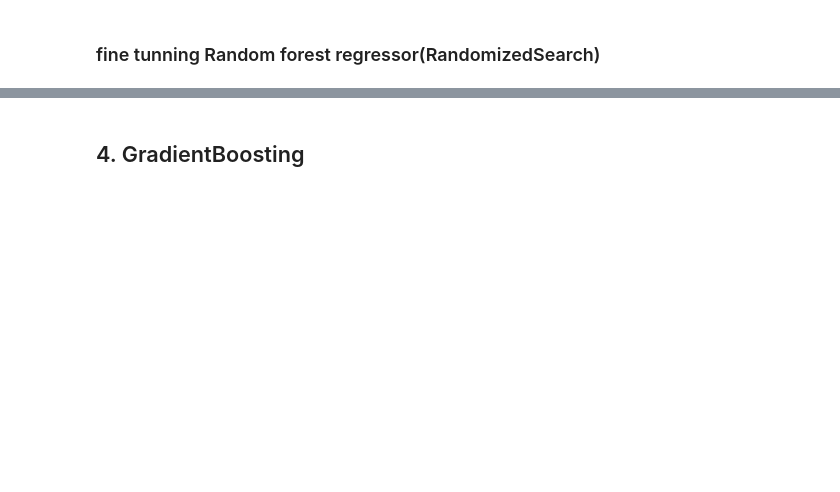
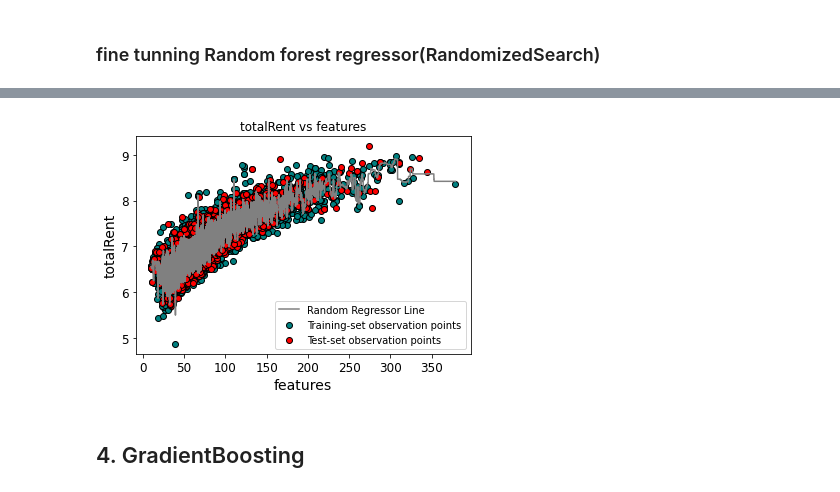
Before and after one commit to ferasalnaem/ApartmentRentalOffersInBerlin, a Jupyter notebook: train.ipynb, the cells around one changed output, grey strips where cells are left out. Drawn from its saved outputs; the diff is of its cells as text; code cells hidden in the pictures; blank space fills up the shorter version.

```diff
--- a/train.ipynb
+++ b/train.ipynb
@@ -352,16 +487,18 @@ X_grid = X_grid.reshape(len(X_grid), 1)
 # %%
 
 # Plot points and fit line for training data
 plt.scatter(X_train, y_train, color='teal', edgecolors='black', label='Training-set observation points')
 plt.plot(X_grid, forest_regressor.predict(X_grid), color='grey', label='Random Regressor Line')
 plt.title('totalRent vs features')
 plt.xlabel('features')
-plt.ylabel('totalRent (in USD)')
+plt.ylabel('totalRent')
 
 # plot scatter points and line for test data
 plt.scatter(X_test, y_test, color='red', edgecolors='black', label='Test-set observation points')
 plt.legend()
 plt.show()
+# %% [output]
+[figure, added]
 # %% [markdown]
 ## 4. GradientBoosting
 # %%
```
Also changed, not shown: parts of 69 cells of this notebook.
